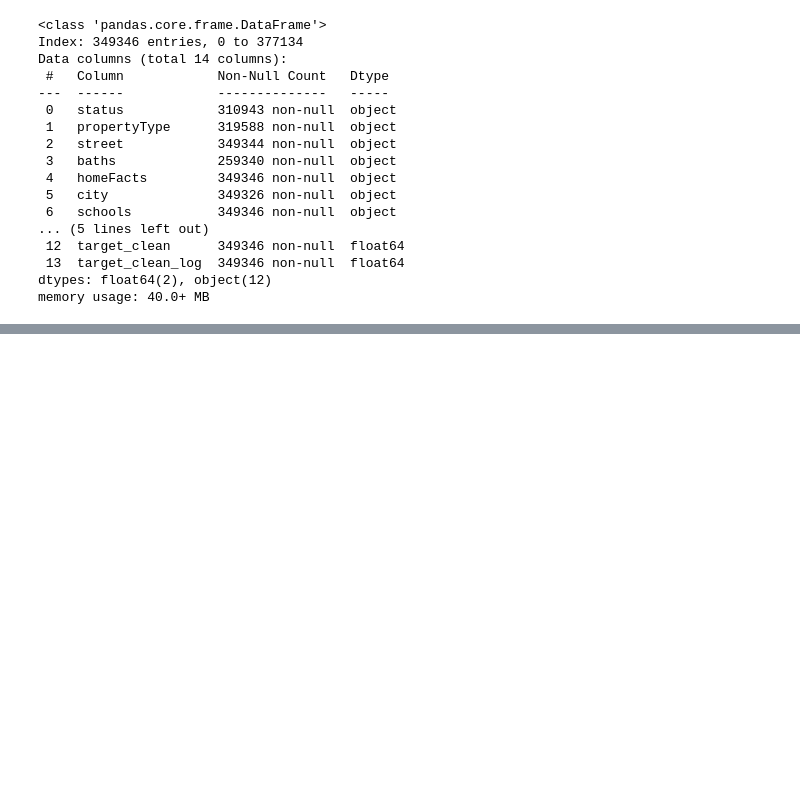
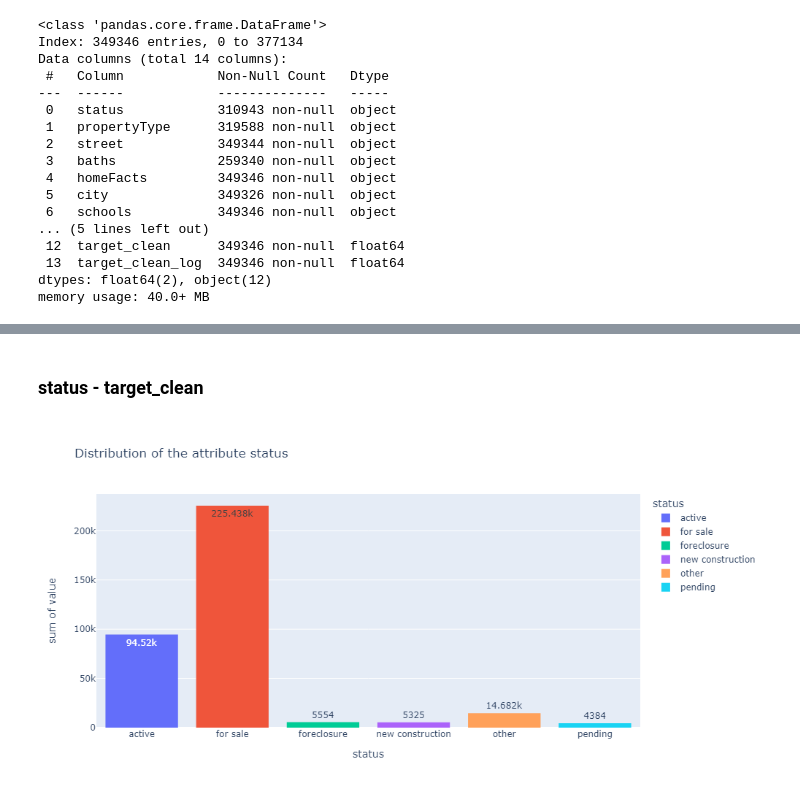
Before and after one commit to st-pavel/project_final_01, a Jupyter notebook: project_final_001.ipynb, the cells around one changed output, grey strips where cells are left out. Cells and saved outputs as stored; diff of their text form; code cells hidden in the pictures; blank space fills up the shorter version.

```diff
--- a/project_final_001.ipynb
+++ b/project_final_001.ipynb
@@ -519,0 +1412,3 @@ memory usage: 40.0+ MB
+# %%
+data = data.drop(['homeFacts_new'], axis=1)
+data = data.rename(columns={'street_new':'street', 'sqft_new':'sqft', 'stories_new':'stories', 'beds_new':'beds'})
@@ -519,0 +1537,17 @@ memory usage: 40.0+ MB
+# %% [markdown]
+### **status - target_clean**
+# %%
+fig = px.histogram(
+    data_frame=data.groupby(['status'], as_index=False)['target_clean'].count(),
+    x='status',
+    y= ['target_clean'],
+    color='status',
+    height=500,
+    width=1000,
+    title='Distribution of the attribute status',
+    text_auto=True
+)
+
+fig.show()
+# %% [output]
+[figure, added]
```
Also changed, not shown: parts of 269 cells of this notebook.
